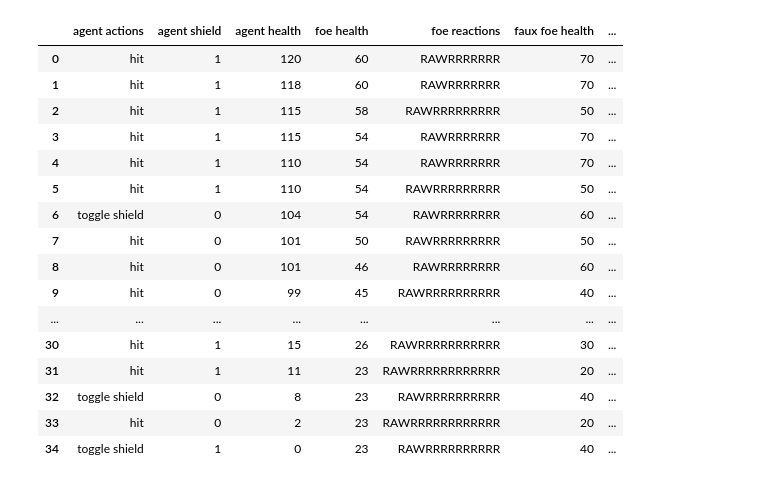
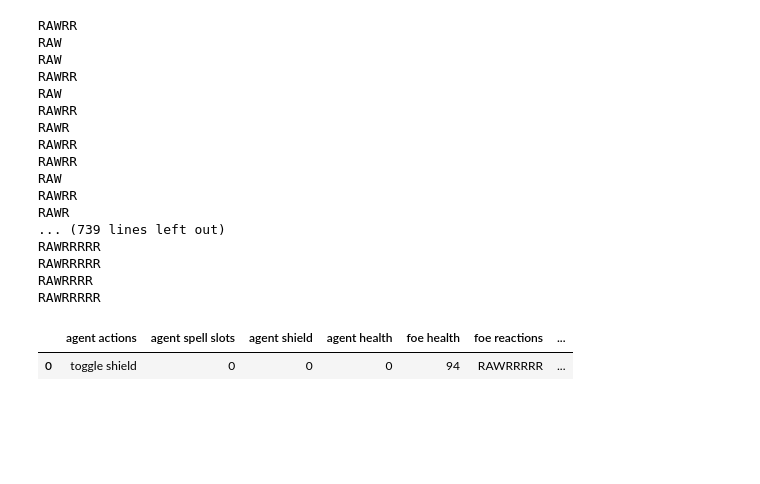
Before and after one commit to thwhite/aa228-group98, a Jupyter notebook: test.ipynb, the cells around one changed output. Cells and saved outputs as stored; diff of their text form; code cells hidden in the pictures; blank space fills up the shorter version.

```diff
--- a/test.ipynb
+++ b/test.ipynb
@@ -39,23 +8,58 @@ RAWRRRRRRRRRR
+# %%
+#bad_guy = Foe()
+#good_guy = Agent()
+
+#good_guy, bad_guy, encounter_stats = encounter(good_guy, bad_guy, 100,
+ ##     "forward_search": {
+   #        "depth": 20,
+    #   },
+     #  "reward": {"penalty_for_dying": -5000,
+      #            "agent_hp_bonus": 2,
+       # },
+#})
+
+from montecarlo import monte_carlo_encounter
+
+bad_guy = Foe()
+good_guy = Agent()
+num_searches = 10
+
+best_outcome = pd.DataFrame()
+max_util = 0
+
+for i in range(num_searches):
+    good_guy, bad_guy, encounter_stats = monte_carlo_encounter(good_guy, bad_guy, 100,
+            forward_search_and_reward_kwargs = {
+           "forward_search": {"depth": 25},
+           "reward": {"penalty_for_dying": -5000},
+       }
+    )
+    util = encounter_stats.get("utility")[int(len(encounter_stats.get("utility"))) - 1]
+    if util < max_util:
+        best_outcome = encounter_stats
+# %% [output]
+RAWRR
+RAW
+RAW
+RAWRR
+RAW
+RAWRR
+RAWR
+RAWRR
+RAWRR
+RAW
+RAWRR
+RAWR
+... (739 lines left out)
+RAWRRRRR
+RAWRRRRR
+RAWRRRR
+RAWRRRRR
 # %%
-display(encounter_stats)
+display(best_outcome)
 # %% [output]
-|  | agent actions | agent shield | agent health | foe health | foe reactions | faux foe health | ... |
-| 0 | hit | 1 | 120 | 60 | RAWRRRRRRR | 70 | ... |
-| 1 | hit | 1 | 118 | 60 | RAWRRRRRRR | 70 | ... |
-| 2 | hit | 1 | 115 | 58 | RAWRRRRRRRRR | 50 | ... |
-| 3 | hit | 1 | 115 | 54 | RAWRRRRRRR | 70 | ... |
-| 4 | hit | 1 | 110 | 54 | RAWRRRRRRR | 70 | ... |
-| 5 | hit | 1 | 110 | 54 | RAWRRRRRRRRR | 50 | ... |
-| 6 | toggle shield | 0 | 104 | 54 | RAWRRRRRRRR | 60 | ... |
-| 7 | hit | 0 | 101 | 50 | RAWRRRRRRRRR | 50 | ... |
-| 8 | hit | 0 | 101 | 46 | RAWRRRRRRRR | 60 | ... |
-| 9 | hit | 0 | 99 | 45 | RAWRRRRRRRRRR | 40 | ... |
-| ... | ... | ... | ... | ... | ... | ... | ... |
-| 30 | hit | 1 | 15 | 26 | RAWRRRRRRRRRRR | 30 | ... |
-| 31 | hit | 1 | 11 | 23 | RAWRRRRRRRRRRRR | 20 | ... |
-| 32 | toggle shield | 0 | 8 | 23 | RAWRRRRRRRRRR | 40 | ... |
-| 33 | hit | 0 | 2 | 23 | RAWRRRRRRRRRRRR | 20 | ... |
-| 34 | toggle shield | 1 | 0 | 23 | RAWRRRRRRRRRR | 40 | ... |
+|  | agent actions | agent spell slots | agent shield | agent health | foe health | foe reactions | ... |
+| 0 | toggle shield | 0 | 0 | 0 | 94 | RAWRRRRR | ... |
 # %%
 px.scatter(
     encounter_stats,
```
Also changed, not shown: parts of 2 cells of this notebook, 2 other files.
